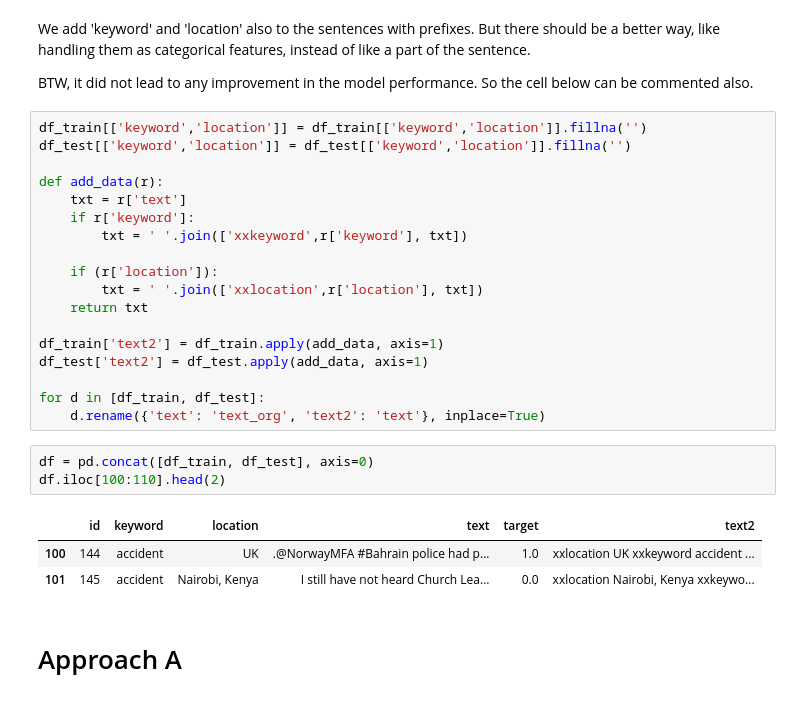
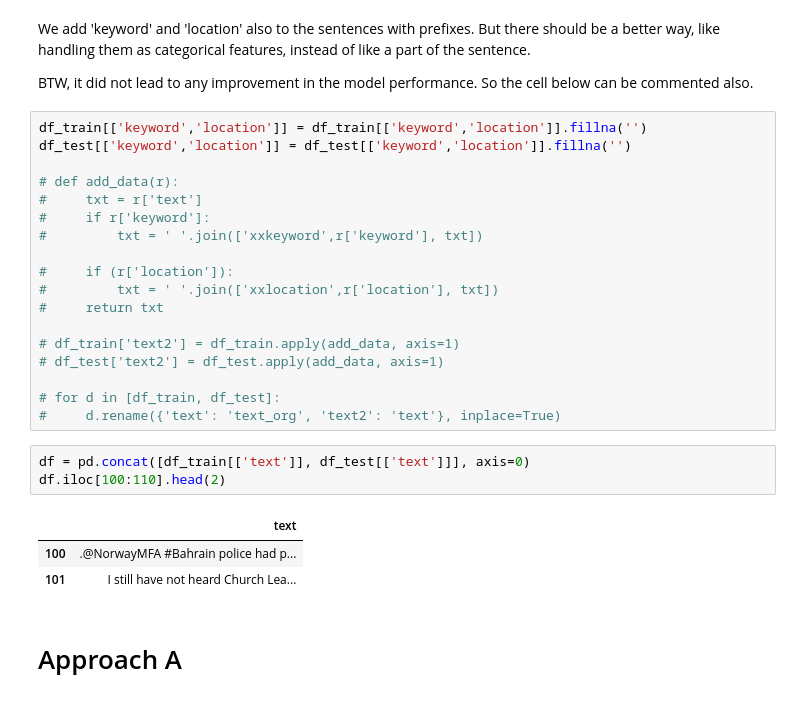
Before and after one commit to achinta/machine-learning, a Jupyter notebook: kaggle/nlp-getting-started/nlp-getting-started.ipynb, the cells around one changed output. Cells and saved outputs as stored; diff of their text form.

```diff
--- a/kaggle/nlp-getting-started/nlp-getting-started.ipynb
+++ b/kaggle/nlp-getting-started/nlp-getting-started.ipynb
@@ -14,27 +14,27 @@ BTW, it did not lead to any improvement in the model performance. So the cell be
 df_train[['keyword','location']] = df_train[['keyword','location']].fillna('')
 df_test[['keyword','location']] = df_test[['keyword','location']].fillna('')
 
-def add_data(r):
-    txt = r['text']
-    if r['keyword']:
-        txt = ' '.join(['xxkeyword',r['keyword'], txt])
+# def add_data(r):
+#     txt = r['text']
+#     if r['keyword']:
+#         txt = ' '.join(['xxkeyword',r['keyword'], txt])
 
-    if (r['location']):
-        txt = ' '.join(['xxlocation',r['location'], txt])
-    return txt
+#     if (r['location']):
+#         txt = ' '.join(['xxlocation',r['location'], txt])
+#     return txt
 
-df_train['text2'] = df_train.apply(add_data, axis=1)
-df_test['text2'] = df_test.apply(add_data, axis=1)
+# df_train['text2'] = df_train.apply(add_data, axis=1)
+# df_test['text2'] = df_test.apply(add_data, axis=1)
 
-for d in [df_train, df_test]:
-    d.rename({'text': 'text_org', 'text2': 'text'}, inplace=True)
+# for d in [df_train, df_test]:
+#     d.rename({'text': 'text_org', 'text2': 'text'}, inplace=True)
 # %%
-df = pd.concat([df_train, df_test], axis=0)
+df = pd.concat([df_train[['text']], df_test[['text']]], axis=0)
 df.iloc[100:110].head(2)
 # %% [output]
-|  | id | keyword | location | text | target | text2 |
-| 100 | 144 | accident | UK | .@NorwayMFA #Bahrain police had p... | 1.0 | xxlocation UK xxkeyword accident ... |
-| 101 | 145 | accident | Nairobi, Kenya | I still have not heard Church Lea... | 0.0 | xxlocation Nairobi, Kenya xxkeywo... |
+|  | text |
+| 100 | .@NorwayMFA #Bahrain police had p... |
+| 101 | I still have not heard Church Lea... |
 # %% [markdown]
 # Approach A
 # %% [markdown]
```
Also changed, not shown: parts of 31 cells of this notebook.
